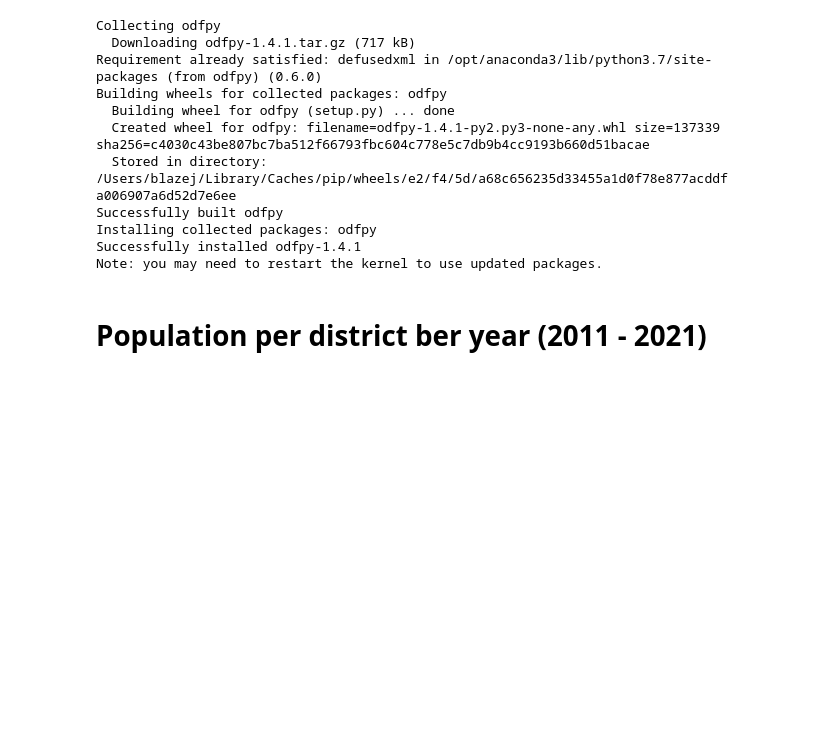
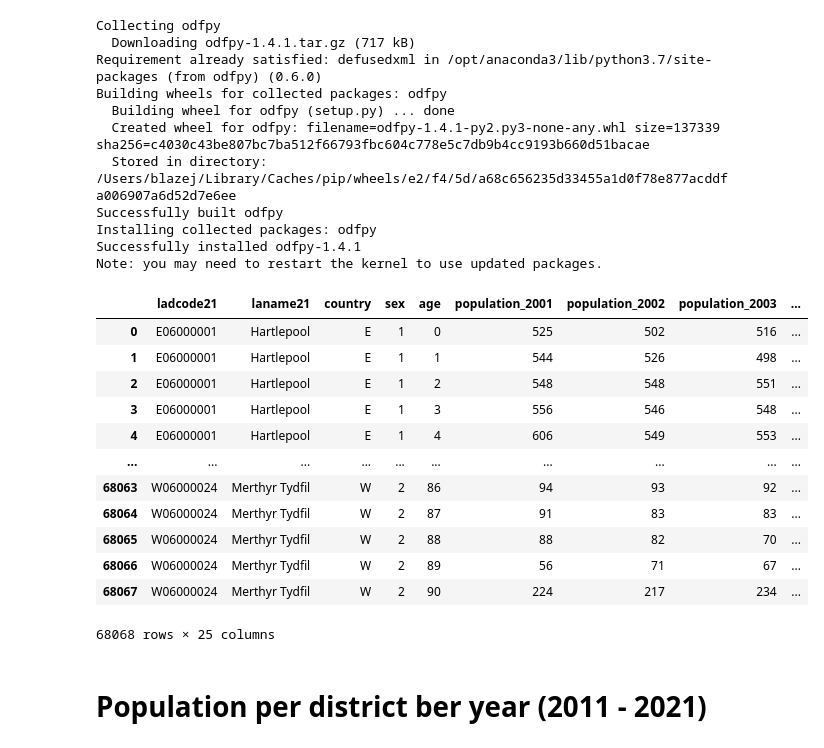
Before and after one commit to loissnijders/Data-challenge-2, a Jupyter notebook: Number of officers & population.ipynb, the cells around one changed output. Drawn from its saved outputs; the diff is of its cells as text; code cells hidden in the pictures; blank space fills up the shorter version.

```diff
--- a/Number of officers & population.ipynb
+++ b/Number of officers & population.ipynb
@@ -19,6 +19,22 @@ import numpy as np
 #in df_population there are data about age of each person per year per district
 df_pupulation = pd.read_csv("Population of each district.csv")
 df_police = pd.read_excel('Number of police officers per district per year.ods', engine='odf')
+# %%
+df_pupulation
+# %% [output]
+|  | ladcode21 | laname21 | country | sex | age | population_2001 | population_2002 | population_2003 | ... |
+| 0 | E06000001 | Hartlepool | E | 1 | 0 | 525 | 502 | 516 | ... |
+| 1 | E06000001 | Hartlepool | E | 1 | 1 | 544 | 526 | 498 | ... |
+| 2 | E06000001 | Hartlepool | E | 1 | 2 | 548 | 548 | 551 | ... |
+| 3 | E06000001 | Hartlepool | E | 1 | 3 | 556 | 546 | 548 | ... |
+| 4 | E06000001 | Hartlepool | E | 1 | 4 | 606 | 549 | 553 | ... |
+| ... | ... | ... | ... | ... | ... | ... | ... | ... | ... |
+| 68063 | W06000024 | Merthyr Tydfil | W | 2 | 86 | 94 | 93 | 92 | ... |
+| 68064 | W06000024 | Merthyr Tydfil | W | 2 | 87 | 91 | 83 | 83 | ... |
+| 68065 | W06000024 | Merthyr Tydfil | W | 2 | 88 | 88 | 82 | 70 | ... |
+| 68066 | W06000024 | Merthyr Tydfil | W | 2 | 89 | 56 | 71 | 67 | ... |
+| 68067 | W06000024 | Merthyr Tydfil | W | 2 | 90 | 224 | 217 | 234 | ... |
+68068 rows × 25 columns
 # %% [markdown]
 # Population per district ber year (2011 - 2021)
 # %%
```
